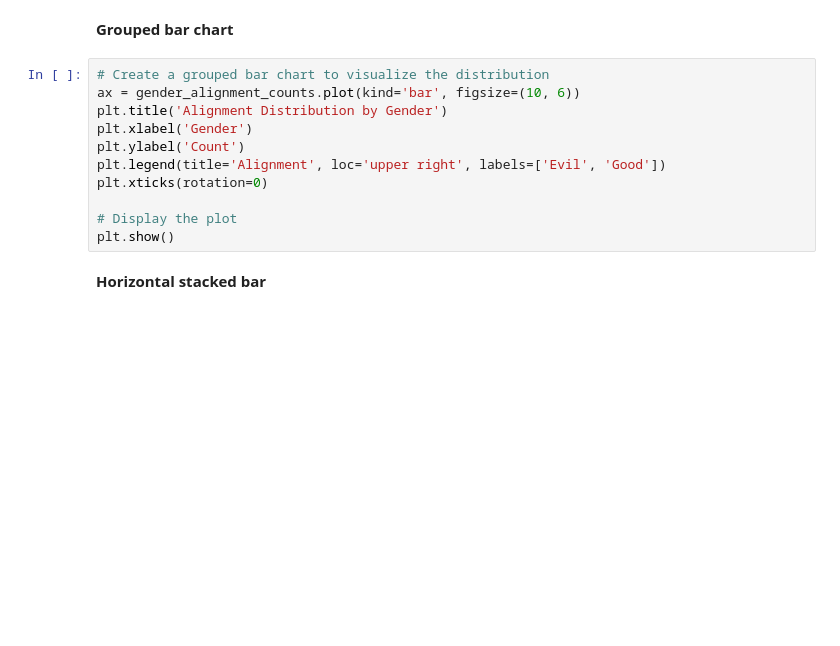
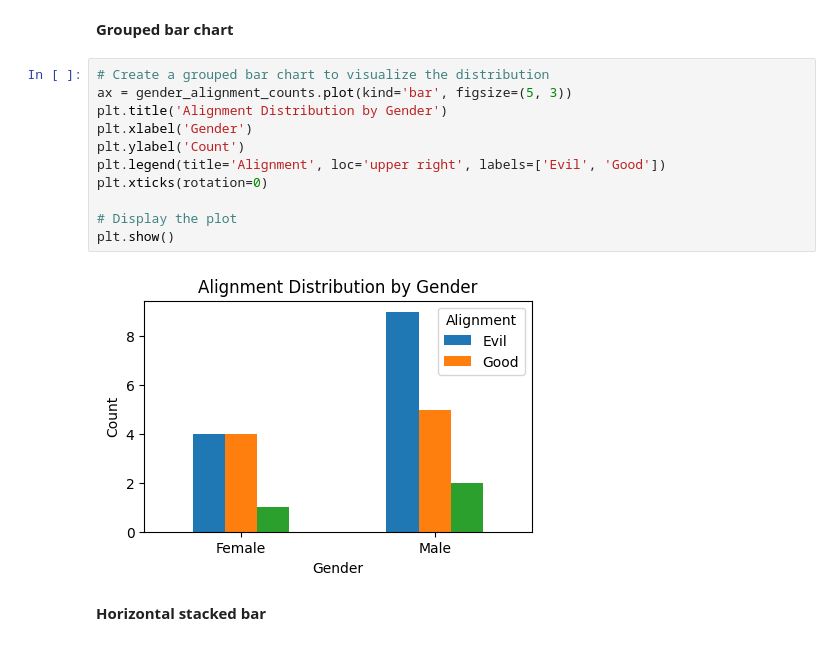
Before and after one commit to isys5002-itp/isys5002-2023-semester2, a Jupyter notebook: 10_analysing_and_visualising_superheroes_dataset_Wed4PM.ipynb, the cells around one changed output. Saved outputs shown, nothing was run; the diff lists cells and outputs as text; blank space fills up the shorter version.

```diff
--- a/10_analysing_and_visualising_superheroes_dataset_Wed4PM.ipynb
+++ b/10_analysing_and_visualising_superheroes_dataset_Wed4PM.ipynb
@@ -322,15 +358,17 @@ plt.show()
 **Grouped bar chart**
 # %%
 # Create a grouped bar chart to visualize the distribution
-ax = gender_alignment_counts.plot(kind='bar', figsize=(10, 6))
+ax = gender_alignment_counts.plot(kind='bar', figsize=(5, 3))
 plt.title('Alignment Distribution by Gender')
 plt.xlabel('Gender')
 plt.ylabel('Count')
 plt.legend(title='Alignment', loc='upper right', labels=['Evil', 'Good'])
 plt.xticks(rotation=0)
 
 # Display the plot
 plt.show()
+# %% [output]
+[figure, added]
 # %% [markdown]
 **Horizontal stacked bar**
 # %%
```
Also changed, not shown: parts of 12 cells of this notebook.
